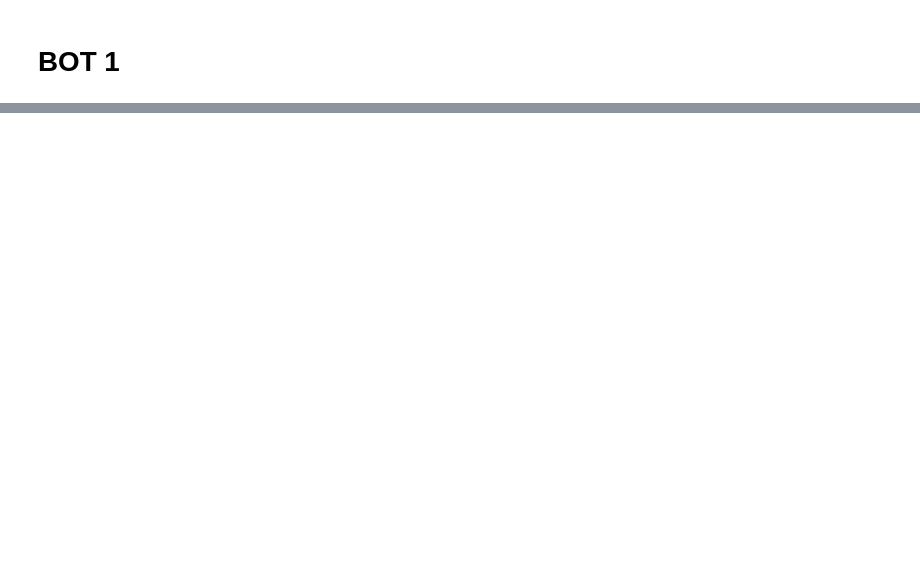
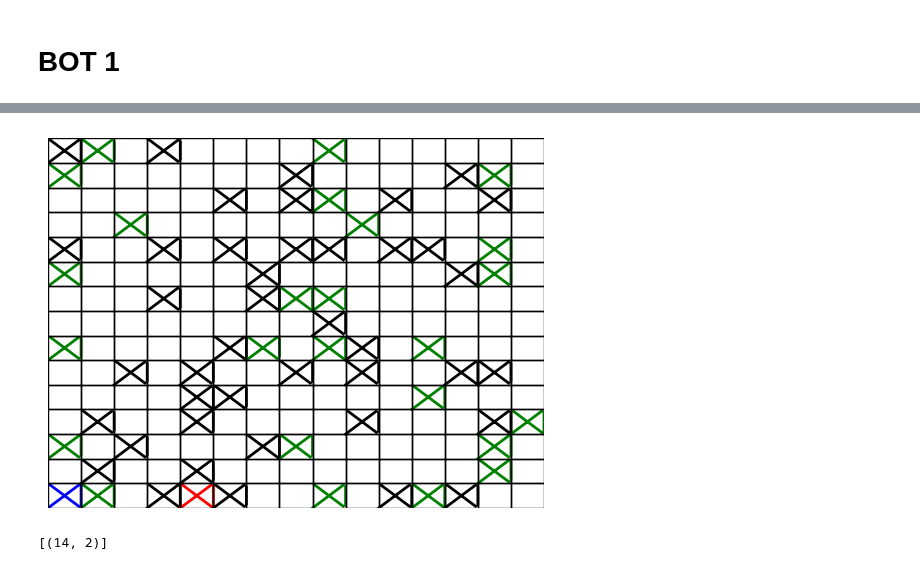
Before and after one commit to sharanv16/ALIENS-vs-Bot, a Jupyter notebook: Copy_AI_Proj1.ipynb, the cells around one changed output, grey strips where cells are left out. Drawn from its saved outputs; the diff is of its cells as text; code cells hidden in the pictures; blank space fills up the shorter version.

```diff
--- a/Copy_AI_Proj1.ipynb
+++ b/Copy_AI_Proj1.ipynb
@@ -532,0 +540,3 @@ IndexError: list index out of range
+# %%
+b1 = Bot1(g.grid.copy(),g.start,g.goal,g.alien_cells)
+print(b1.find_shortest_path(g.grid.copy()))
@@ -532,0 +603,4 @@ IndexError: list index out of range
+# %%
+b3 = Bot3(g.grid.copy(),g.start,g.goal,g.alien_cells)
+print(f"start = {g.start} goal = {g.goal}")
+#show_color_grid(g.grid)
@@ -532,0 +763,8 @@ IndexError: list index out of range
+# %%
+show_color_grid(b1.grid)
+# %% [output]
+[figure, added]
+# %%
+b1.bot_path
+# %% [output]
+[(14, 2)]
```
Also changed, not shown: parts of 59 cells of this notebook.
